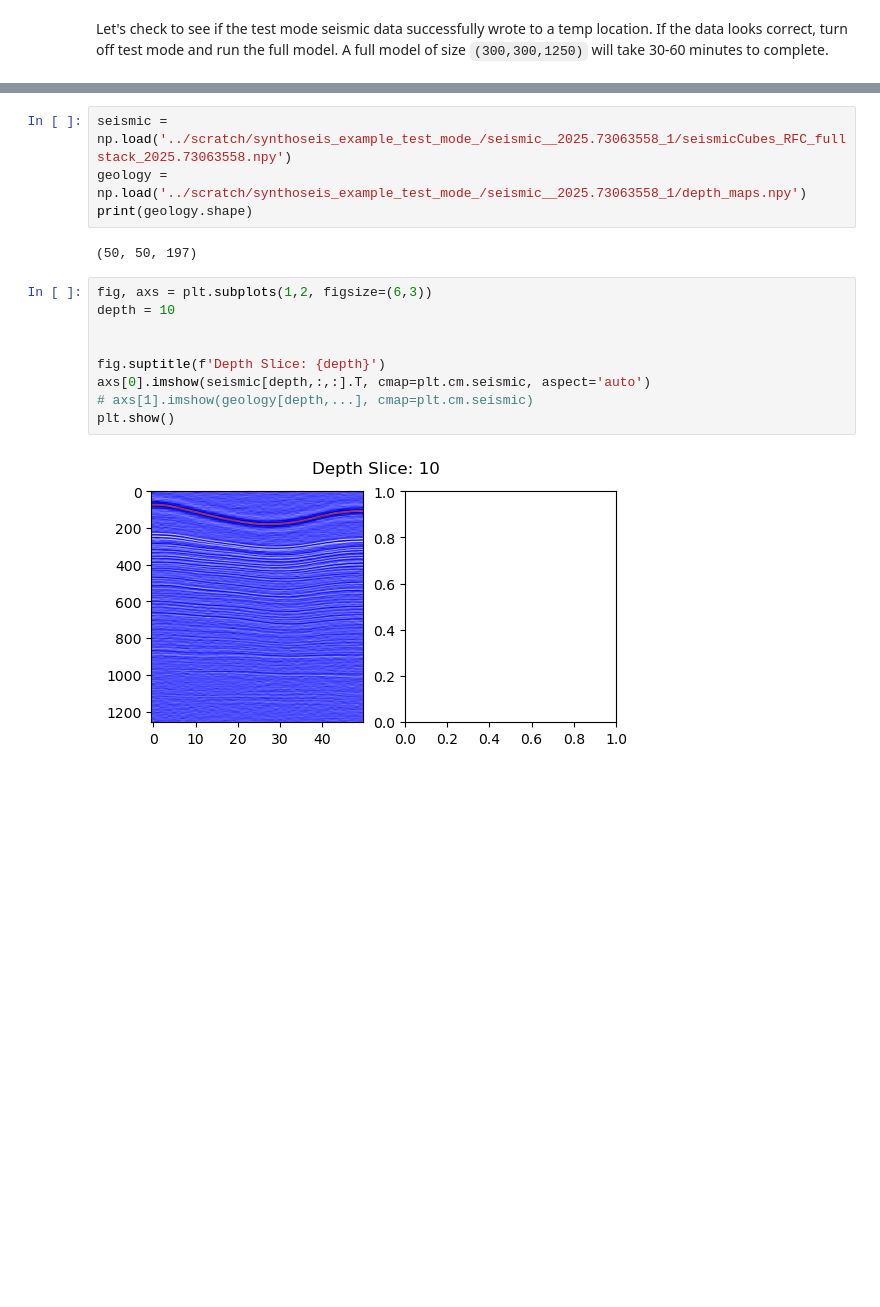
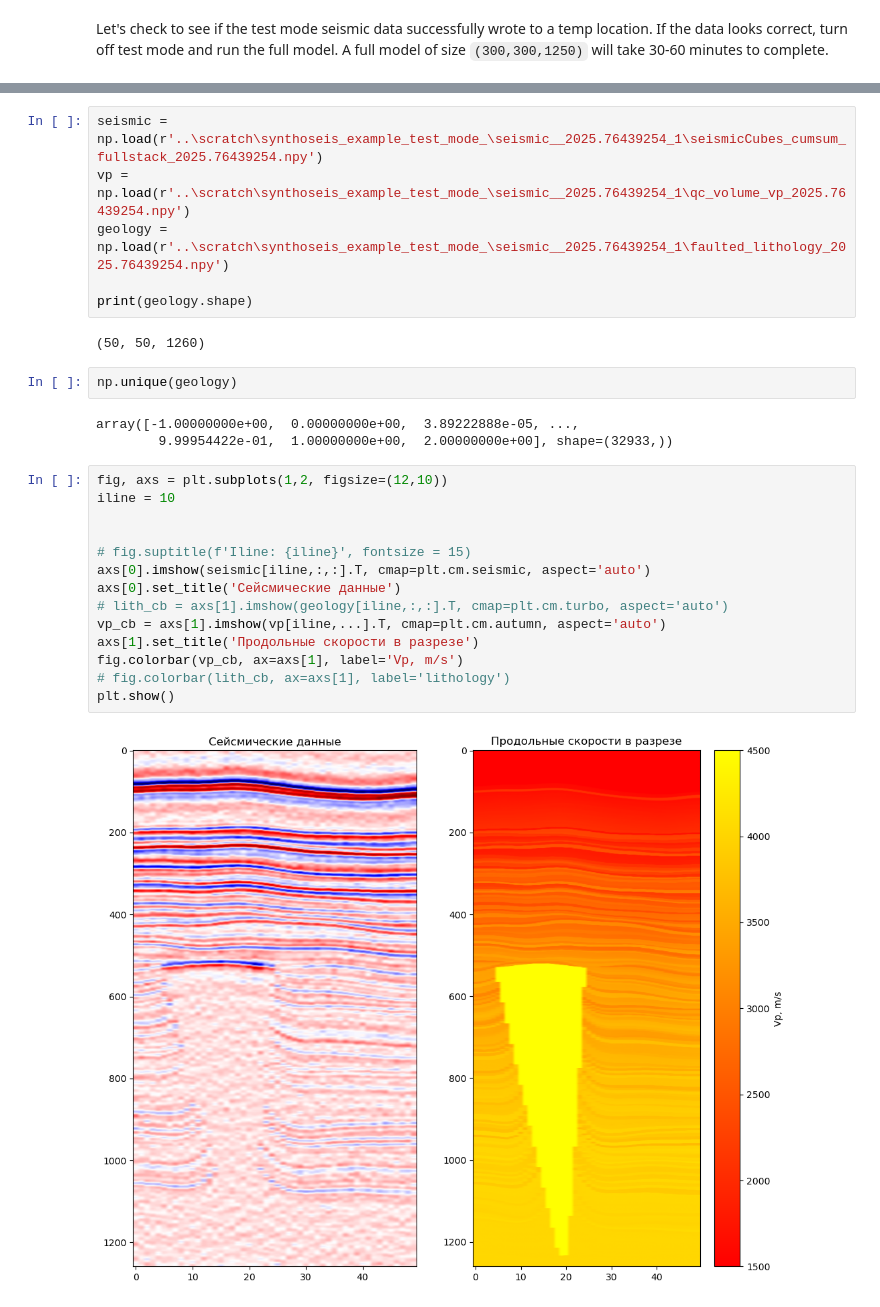
Before and after one commit to spaceswimmer/synthoseis, a Jupyter notebook: notebooks/synthoseis-quick-start.ipynb, the cells around one changed output, grey strips where cells are left out. Drawn from its saved outputs; the diff is of its cells as text; blank space fills up the shorter version.

```diff
--- a/notebooks/synthoseis-quick-start.ipynb
+++ b/notebooks/synthoseis-quick-start.ipynb
@@ -245,17 +294,29 @@ Let's check to see if the test mode seismic data successfully wrote to a temp lo
 # %%
-seismic = np.load('../scratch/synthoseis_example_test_mode_/seismic__2025.73063558_1/seismicCubes_RFC_fullstack_2025.73063558.npy')
-geology = np.load('../scratch/synthoseis_example_test_mode_/seismic__2025.73063558_1/depth_maps.npy')
+seismic = np.load(r'..\scratch\synthoseis_example_test_mode_\seismic__2025.76439254_1\seismicCubes_cumsum_fullstack_2025.76439254.npy')
+vp = np.load(r'..\scratch\synthoseis_example_test_mode_\seismic__2025.76439254_1\qc_volume_vp_2025.76439254.npy')
+geology = np.load(r'..\scratch\synthoseis_example_test_mode_\seismic__2025.76439254_1\faulted_lithology_2025.76439254.npy')
+
 print(geology.shape)
 # %% [output]
-(50, 50, 197)
+(50, 50, 1260)
+# %%
+np.unique(geology)
+# %% [output]
+array([-1.00000000e+00,  0.00000000e+00,  3.89222888e-05, ...,
+        9.99954422e-01,  1.00000000e+00,  2.00000000e+00], shape=(32933,))
 # %%
-fig, axs = plt.subplots(1,2, figsize=(6,3))
-depth = 10
+fig, axs = plt.subplots(1,2, figsize=(12,10))
+iline = 10
 
 
-fig.suptitle(f'Depth Slice: {depth}')
-axs[0].imshow(seismic[depth,:,:].T, cmap=plt.cm.seismic, aspect='auto')
-# axs[1].imshow(geology[depth,...], cmap=plt.cm.seismic)
+# fig.suptitle(f'Iline: {iline}', fontsize = 15)
+axs[0].imshow(seismic[iline,:,:].T, cmap=plt.cm.seismic, aspect='auto')
+axs[0].set_title('Сейсмические данные')
+# lith_cb = axs[1].imshow(geology[iline,:,:].T, cmap=plt.cm.turbo, aspect='auto')
+vp_cb = axs[1].imshow(vp[iline,...].T, cmap=plt.cm.autumn, aspect='auto')
+axs[1].set_title('Продольные скорости в разрезе')
+fig.colorbar(vp_cb, ax=axs[1], label='Vp, m/s')
+# fig.colorbar(lith_cb, ax=axs[1], label='lithology')
 plt.show()
 # %% [output]
-[figure, old version]
+[figure, new version]
```
Also changed, not shown: parts of 6 cells of this notebook, 1 other file.
